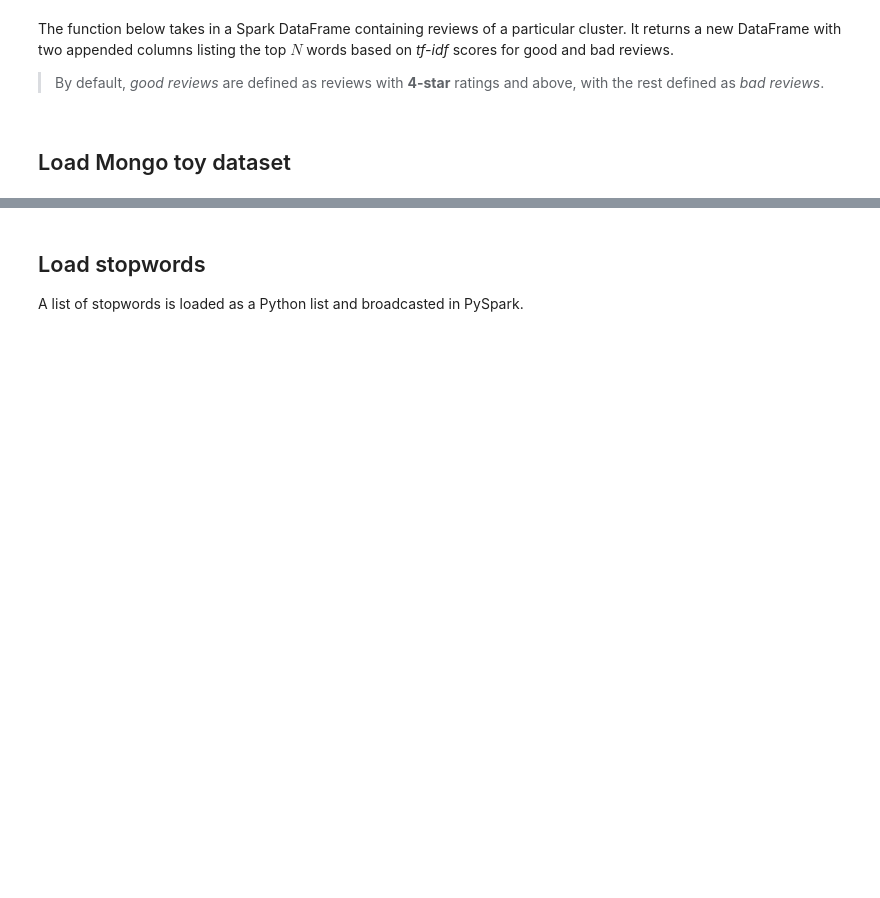
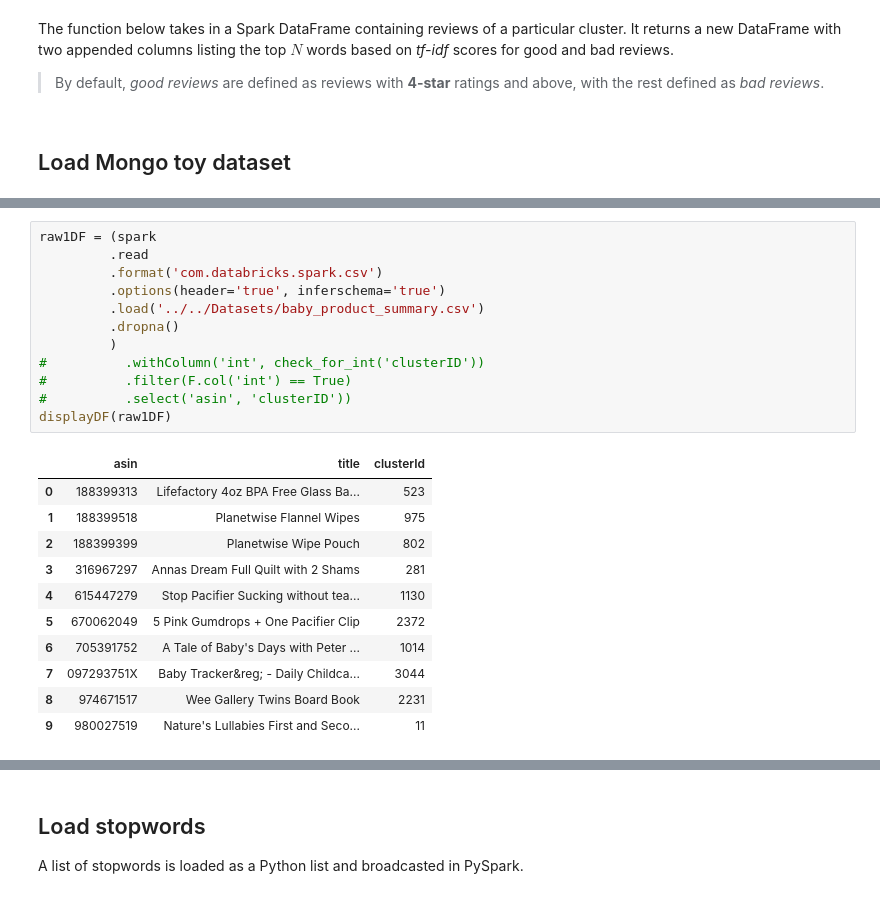
Before and after one commit to wezteoh/hack_on_data, a Jupyter notebook: clustering/Word Processing.ipynb, the cells around one changed output, grey strips where cells are left out. Cells and saved outputs as stored; diff of their text form; blank space fills up the shorter version.

```diff
--- a/clustering/Word Processing.ipynb
+++ b/clustering/Word Processing.ipynb
@@ -134,0 +128,24 @@ displayDF(rawDF)
+# %%
+raw1DF = (spark
+         .read
+         .format('com.databricks.spark.csv')
+         .options(header='true', inferschema='true')
+         .load('../../Datasets/baby_product_summary.csv')
+         .dropna()
+         )
+#          .withColumn('int', check_for_int('clusterID'))
+#          .filter(F.col('int') == True)
+#          .select('asin', 'clusterID'))
+displayDF(raw1DF)
+# %% [output]
+|  | asin | title | clusterId |
+| 0 | 188399313 | Lifefactory 4oz BPA Free Glass Ba... | 523 |
+| 1 | 188399518 | Planetwise Flannel Wipes | 975 |
+| 2 | 188399399 | Planetwise Wipe Pouch | 802 |
+| 3 | 316967297 | Annas Dream Full Quilt with 2 Shams | 281 |
+| 4 | 615447279 | Stop Pacifier Sucking without tea... | 1130 |
+| 5 | 670062049 | 5 Pink Gumdrops + One Pacifier Clip | 2372 |
+| 6 | 705391752 | A Tale of Baby's Days with Peter ... | 1014 |
+| 7 | 097293751X | Baby Tracker&reg; - Daily Childca... | 3044 |
+| 8 | 974671517 | Wee Gallery Twins Board Book | 2231 |
+| 9 | 980027519 | Nature's Lullabies First and Seco... | 11 |
```
Also changed, not shown: parts of 33 cells of this notebook, 1 other file.
